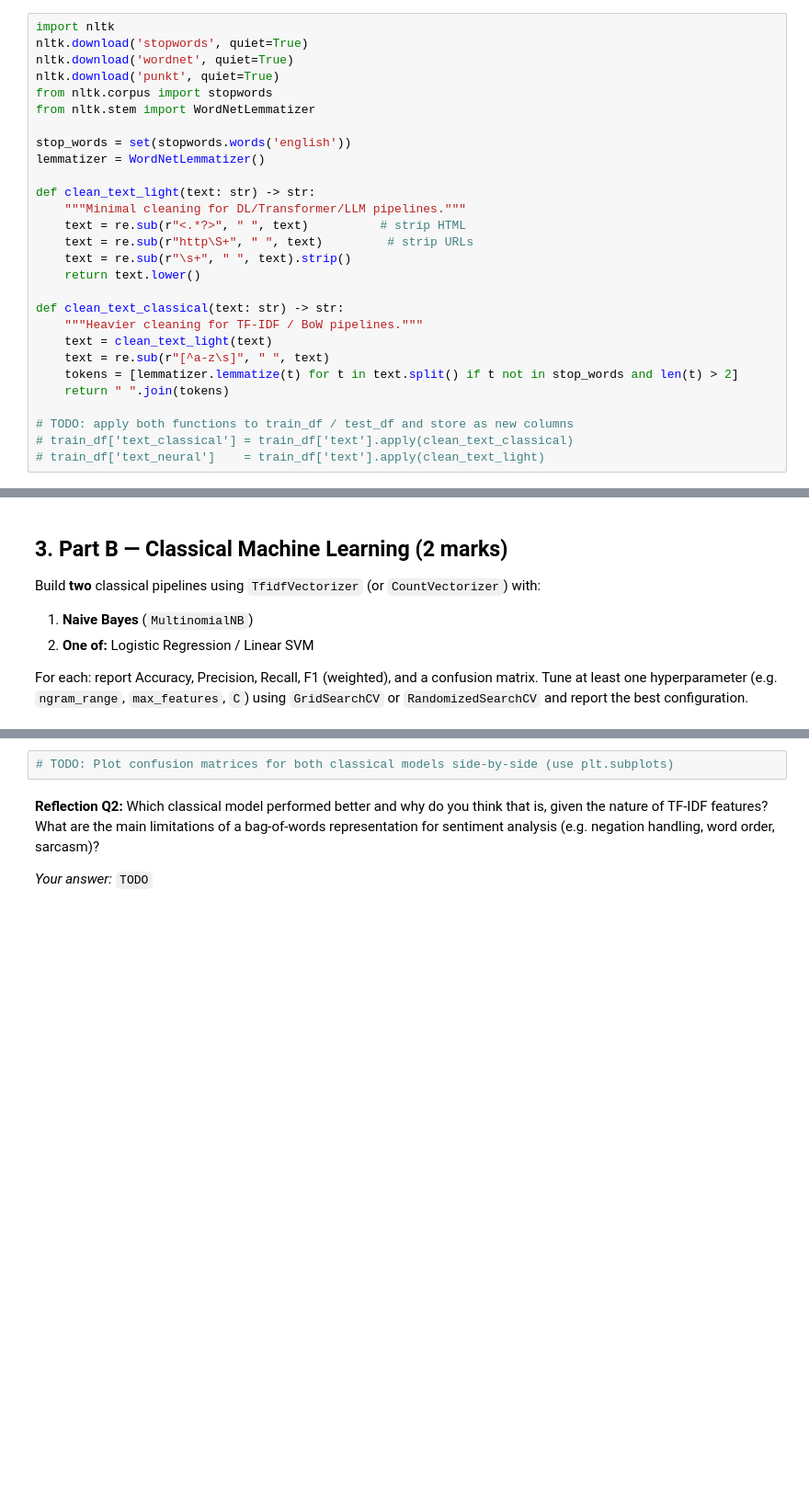
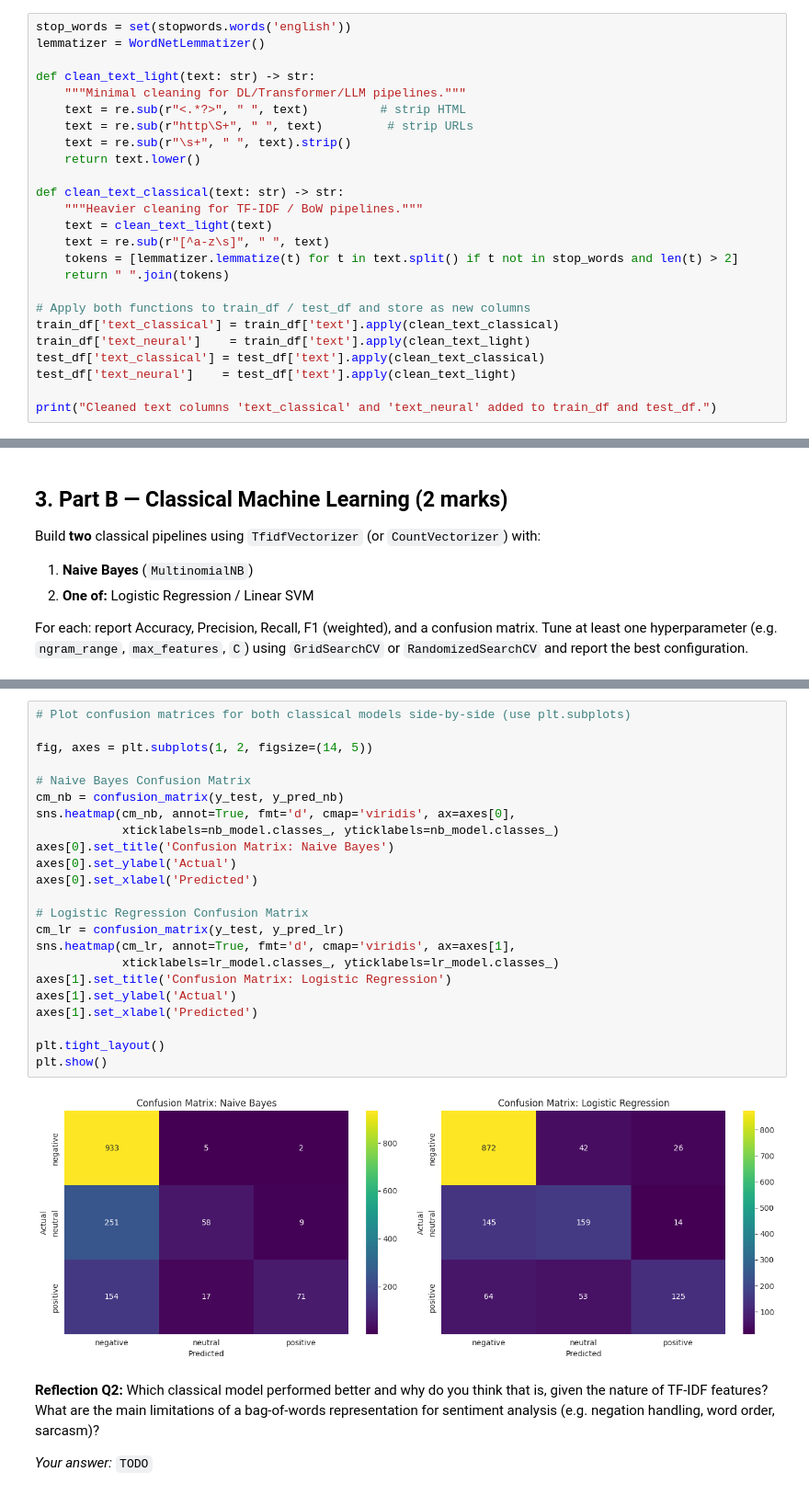
Before and after one commit to AvikRaj/sentiment-analysis-airtravel, a Jupyter notebook: sentiment-analysis.ipynb, the cells around one changed output, grey strips where cells are left out. Shown at 92% size. Saved outputs shown, nothing was run; the diff lists cells and outputs as text; blank space fills up the shorter version.

```diff
--- a/sentiment-analysis.ipynb
+++ b/sentiment-analysis.ipynb
@@ -447,13 +420,6 @@ Implement a reusable `clean_text()` function. Keep two versions of the text:
   pipelines (Parts 4–5), since those models learn their own representations and over-cleaning
   can hurt them.
 # %%
-import nltk
-nltk.download('stopwords', quiet=True)
-nltk.download('wordnet', quiet=True)
-nltk.download('punkt', quiet=True)
-from nltk.corpus import stopwords
-from nltk.stem import WordNetLemmatizer
-
 stop_words = set(stopwords.words('english'))
 lemmatizer = WordNetLemmatizer()
 
@@ -471,6 +437,10 @@ def clean_text_classical(text: str) -> str:
     tokens = [lemmatizer.lemmatize(t) for t in text.split() if t not in stop_words and len(t) > 2]
     return " ".join(tokens)
 
-# TODO: apply both functions to train_df / test_df and store as new columns
-# train_df['text_classical'] = train_df['text'].apply(clean_text_classical)
-# train_df['text_neural']    = train_df['text'].apply(clean_text_light)
+# Apply both functions to train_df / test_df and store as new columns
+train_df['text_classical'] = train_df['text'].apply(clean_text_classical)
+train_df['text_neural']    = train_df['text'].apply(clean_text_light)
+test_df['text_classical'] = test_df['text'].apply(clean_text_classical)
+test_df['text_neural']    = test_df['text'].apply(clean_text_light)
+
+print("Cleaned text columns 'text_classical' and 'text_neural' added to train_df and test_df.")
@@ -502,5 +515,28 @@ from sklearn.metrics import classification_report, confusion_matrix, accuracy_sc
 # %%
-# TODO: Plot confusion matrices for both classical models side-by-side (use plt.subplots)
+# Plot confusion matrices for both classical models side-by-side (use plt.subplots)
+
+fig, axes = plt.subplots(1, 2, figsize=(14, 5))
+
+# Naive Bayes Confusion Matrix
+cm_nb = confusion_matrix(y_test, y_pred_nb)
+sns.heatmap(cm_nb, annot=True, fmt='d', cmap='viridis', ax=axes[0],
+            xticklabels=nb_model.classes_, yticklabels=nb_model.classes_)
+axes[0].set_title('Confusion Matrix: Naive Bayes')
+axes[0].set_ylabel('Actual')
+axes[0].set_xlabel('Predicted')
+
+# Logistic Regression Confusion Matrix
+cm_lr = confusion_matrix(y_test, y_pred_lr)
+sns.heatmap(cm_lr, annot=True, fmt='d', cmap='viridis', ax=axes[1],
+            xticklabels=lr_model.classes_, yticklabels=lr_model.classes_)
+axes[1].set_title('Confusion Matrix: Logistic Regression')
+axes[1].set_ylabel('Actual')
+axes[1].set_xlabel('Predicted')
+
+plt.tight_layout()
+plt.show()
+# %% [output]
+[figure, added]
 # %% [markdown]
 **Reflection Q2:** Which classical model performed better and why do you think that is,
 given the nature of TF-IDF features? What are the main limitations of a bag-of-words
```
Also changed, not shown: parts of 5 cells of this notebook.
